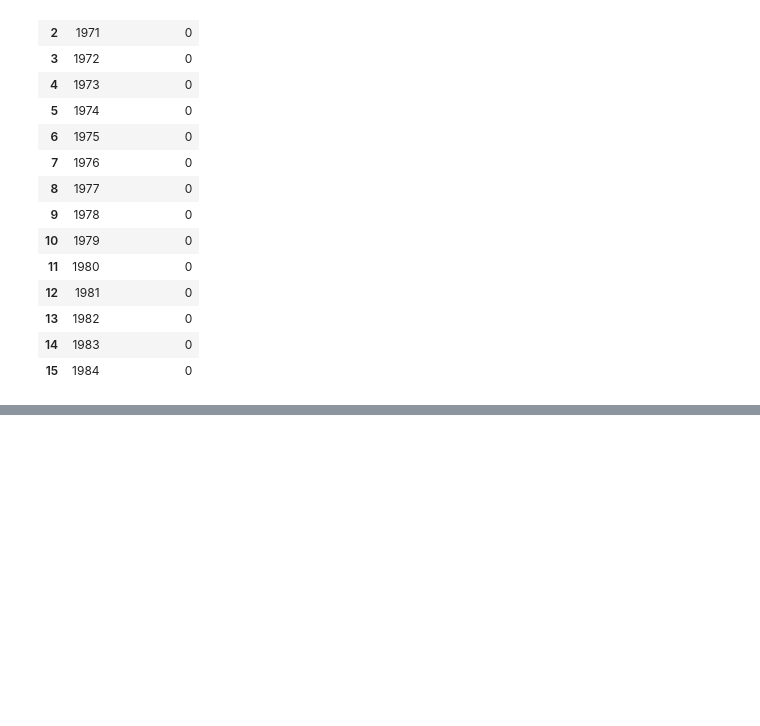
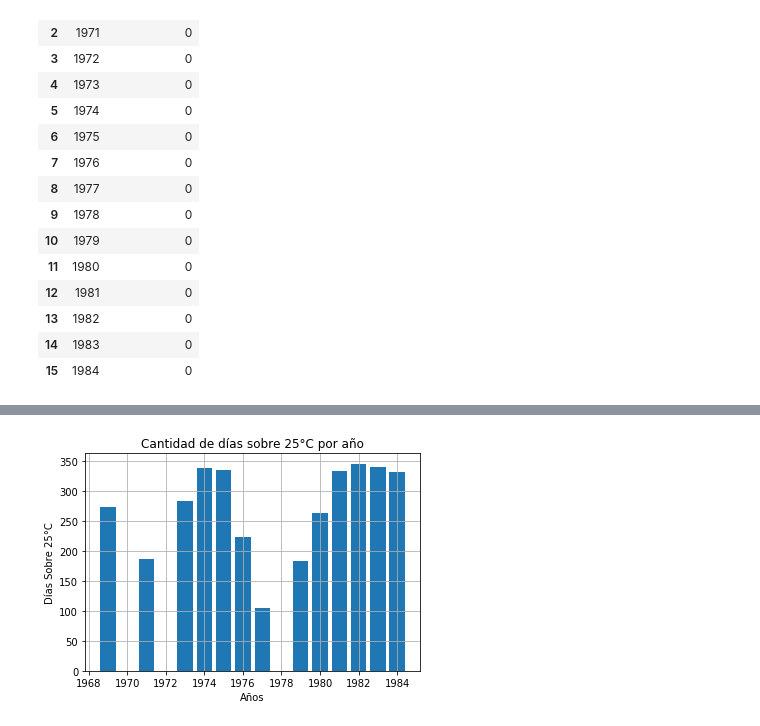
Before and after one commit to JoelA06/Tareas, a Jupyter notebook: Actividad5/Actividad5.ipynb, the cells around one changed output, grey strips where cells are left out. Saved outputs shown, nothing was run; the diff lists cells and outputs as text; code cells hidden in the pictures; blank space fills up the shorter version.

```diff
--- a/Actividad5/Actividad5.ipynb
+++ b/Actividad5/Actividad5.ipynb
@@ -139,0 +144,11 @@ plt.show()
+# %%
+SU = []
+diasv = 0
+año = []
+for i in range(1969, 1985):
+    for j in range(0, len(df)):
+        if(df["Año"][j] == i and (df["TMAX"][j] > 25)):
+           diasv = diasv + 1
+    SU.append(diasv)
+    año.append(i)
+    diasv = 0
@@ -139,0 +178,16 @@ plt.show()
+# %%
+DDV = pd.DataFrame(
+    {"Año" : año,
+    "Días de temperatura máxima mayor a 25°C": SU},
+    index =range(0, len(año))
+    )
+# %%
+fig, ax = plt.subplots()
+plt.bar(DDV["Año"], DDV["Días de temperatura máxima mayor a 25°C"])
+plt.grid(True)
+ax.set_ylabel('Días Sobre 25°C')
+ax.set_title('Cantidad de días sobre 25°C por año')
+ax.set_xlabel('Años')
+plt.show()
+# %% [output]
+[figure, added]
```
Also changed, not shown: parts of 26 cells of this notebook.
